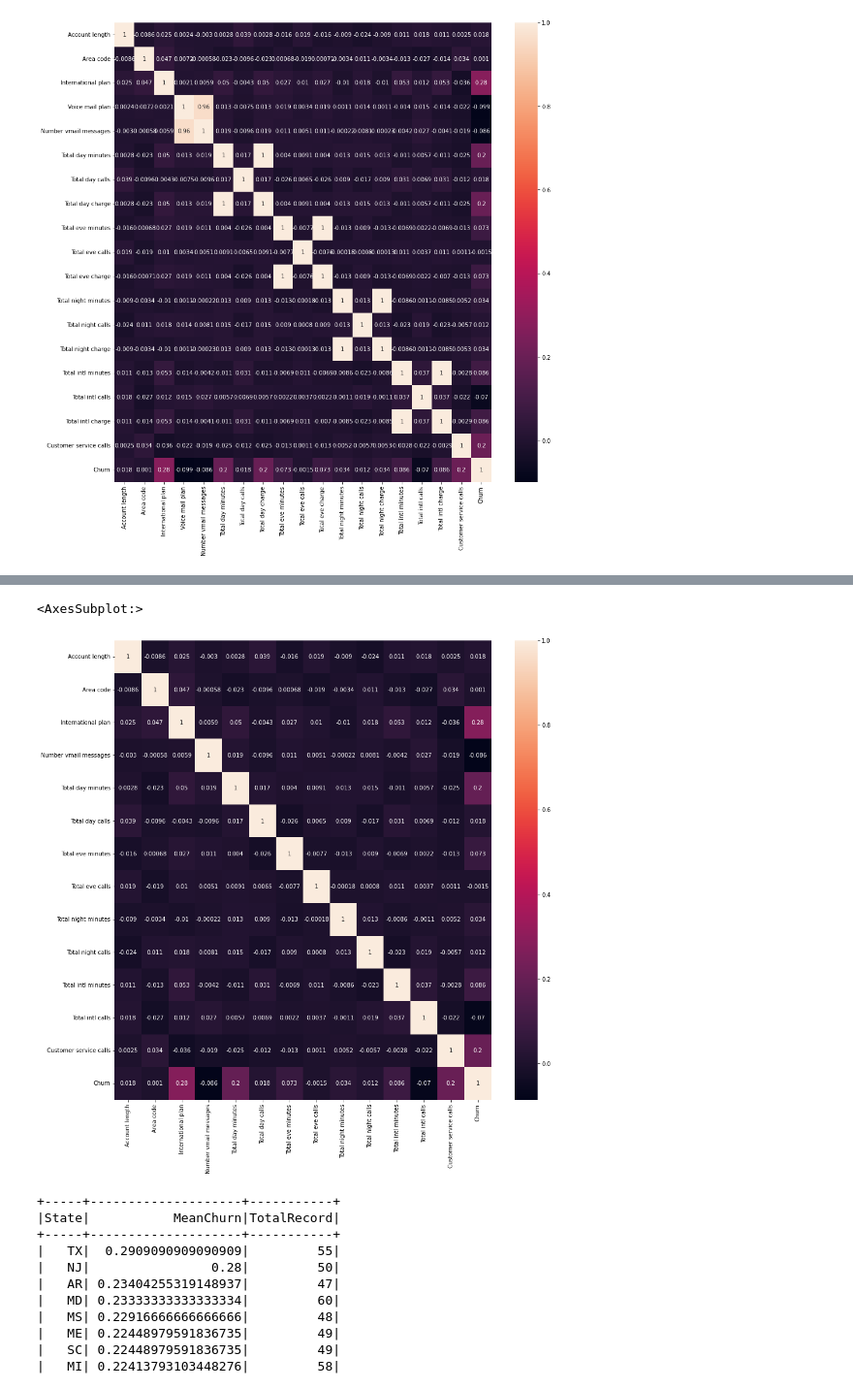
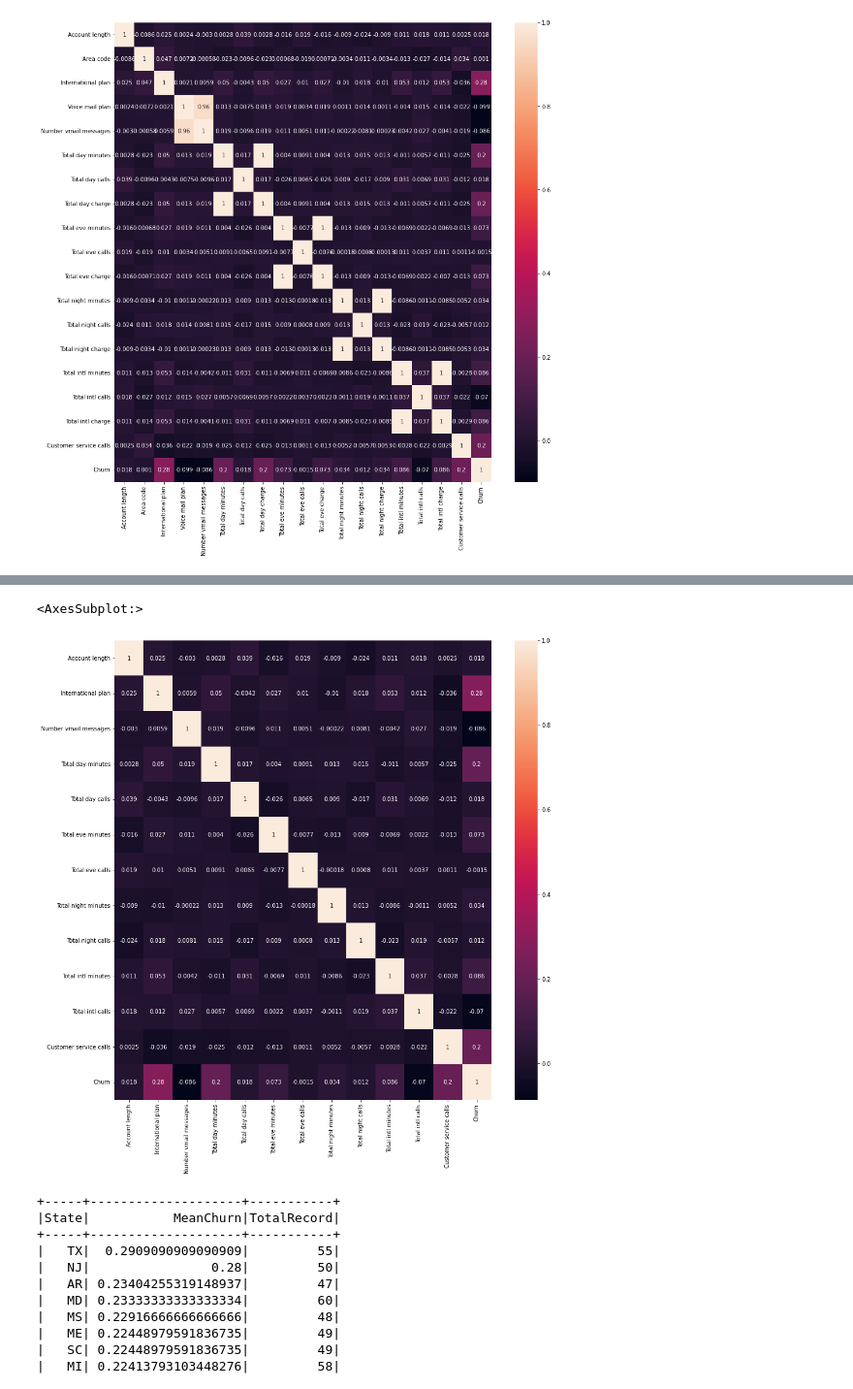
Before and after one commit to RunqiLiu00/Telecom-churn-prediction-with-PySpark, a Jupyter notebook: Telecom churn prediction with PySpark.ipynb, the cells around one changed output, grey strips where cells are left out. Shown at 97% size. Cells and saved outputs as stored; diff of their text form; code cells hidden in the pictures.

```diff
--- a/Telecom churn prediction with PySpark.ipynb
+++ b/Telecom churn prediction with PySpark.ipynb
@@ -138,18 +159,18 @@ sns.heatmap(train_numeric.toPandas().corr(),annot=True)
 # %%
 # delete variables 'Voice mail plan','Total day charge','Total eve charge','Total night charge','Total intl charge' to avoid collinearity
-selected_variables = ["`Account length`", "`Area code`", "`International plan`",
+selected_variables = ["`Account length`", "`International plan`",
                       "`Number vmail messages`", "`Total day minutes`", "`Total day calls`",
                       "`Total eve minutes`", "`Total eve calls`",
                       "`Total night minutes`", "`Total night calls`",
                       "`Total intl minutes`", "`Total intl calls`",
                       "`Customer service calls`","Churn"]
 train_numeric = train.select(selected_variables)
 
 plt.figure(figsize=(15,15))
 sns.heatmap(train_numeric.toPandas().corr(),annot=True)
 # %% [output]
 <AxesSubplot:>
-[figure, old version]
+[figure, new version]
 # %%
 # churn rates by state
 train.createOrReplaceTempView("train_temp")
```
Also changed, not shown: parts of 12 cells of this notebook.
